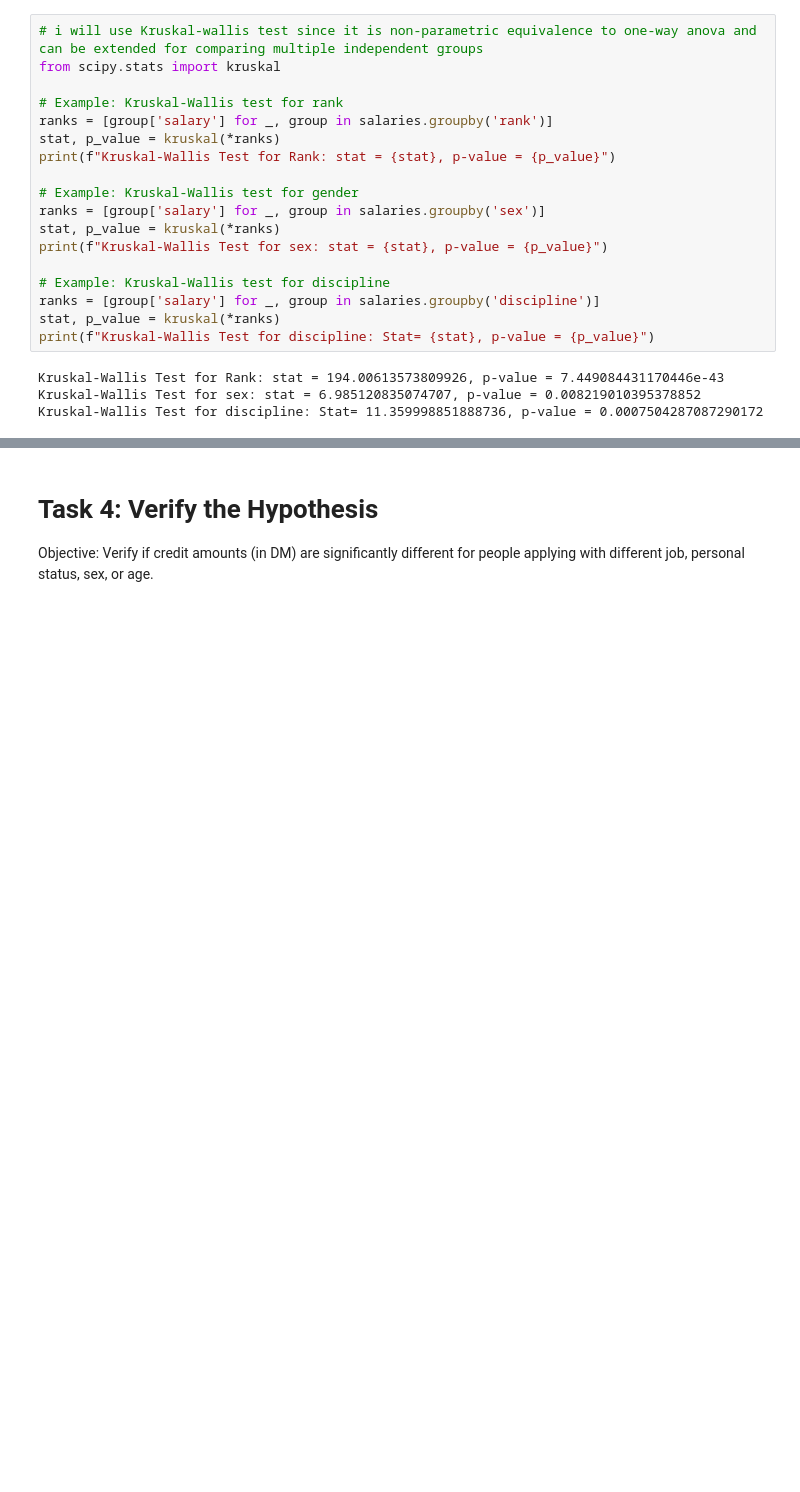
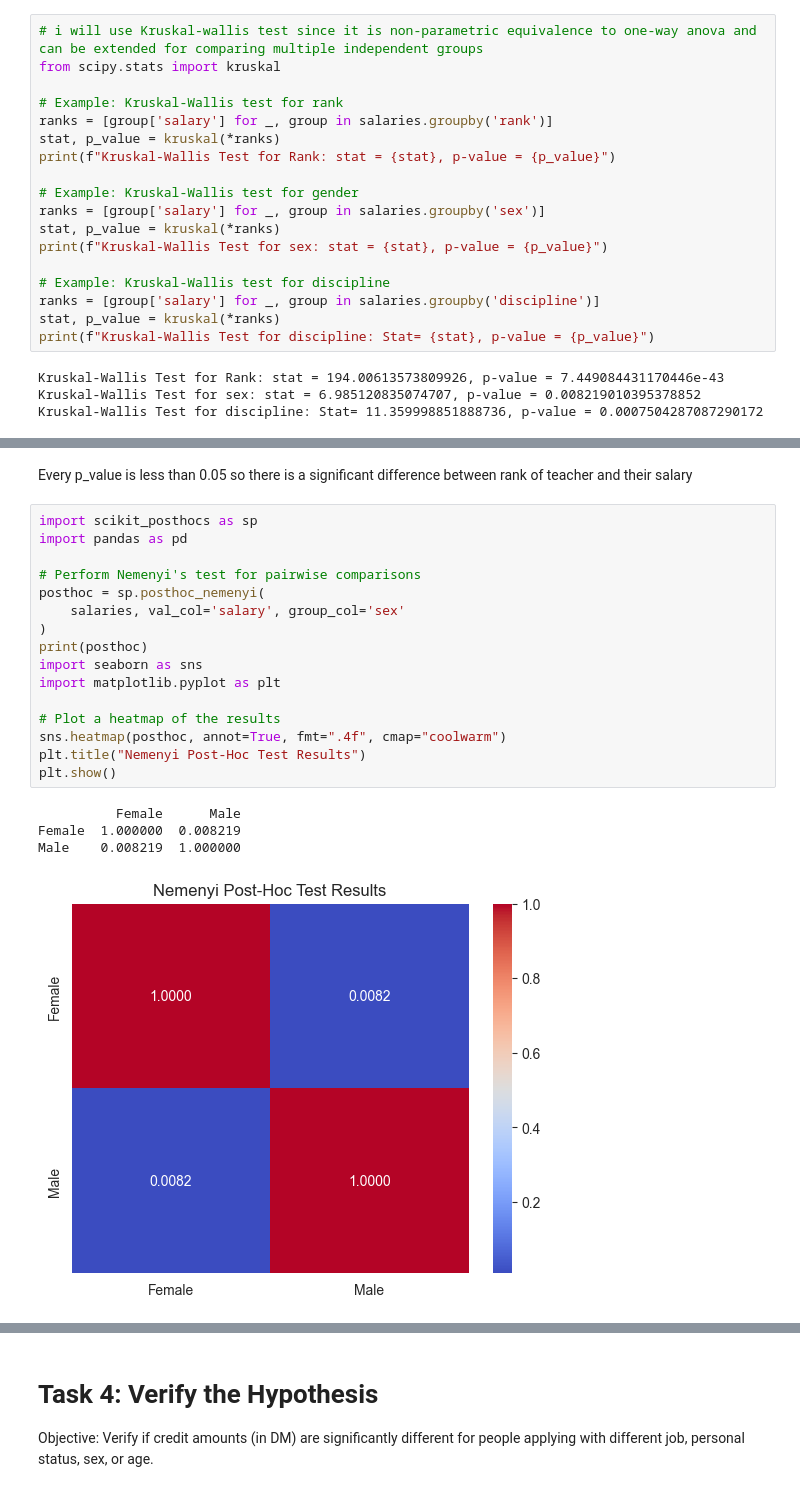
Before and after one commit to kizerek321/Statistics_exercies, a Jupyter notebook: Sample_Final_Labs.ipynb, the cells around one changed output, grey strips where cells are left out. Cells and saved outputs as stored; diff of their text form; blank space fills up the shorter version.

```diff
--- a/Sample_Final_Labs.ipynb
+++ b/Sample_Final_Labs.ipynb
@@ -282,0 +330,23 @@ ModuleNotFoundError: No module named 'scikit_posthocs'
+# %% [markdown]
+Every p_value is less than 0.05 so there is a significant difference between rank of teacher and their salary
+# %%
+import scikit_posthocs as sp
+import pandas as pd
+
+# Perform Nemenyi's test for pairwise comparisons
+posthoc = sp.posthoc_nemenyi(
+    salaries, val_col='salary', group_col='sex'
+)
+print(posthoc)
+import seaborn as sns
+import matplotlib.pyplot as plt
+
+# Plot a heatmap of the results
+sns.heatmap(posthoc, annot=True, fmt=".4f", cmap="coolwarm")
+plt.title("Nemenyi Post-Hoc Test Results")
+plt.show()
+# %% [output]
+          Female      Male
+Female  1.000000  0.008219
+Male    0.008219  1.000000
+[figure, added]
```
Also changed, not shown: parts of 10 cells of this notebook.
